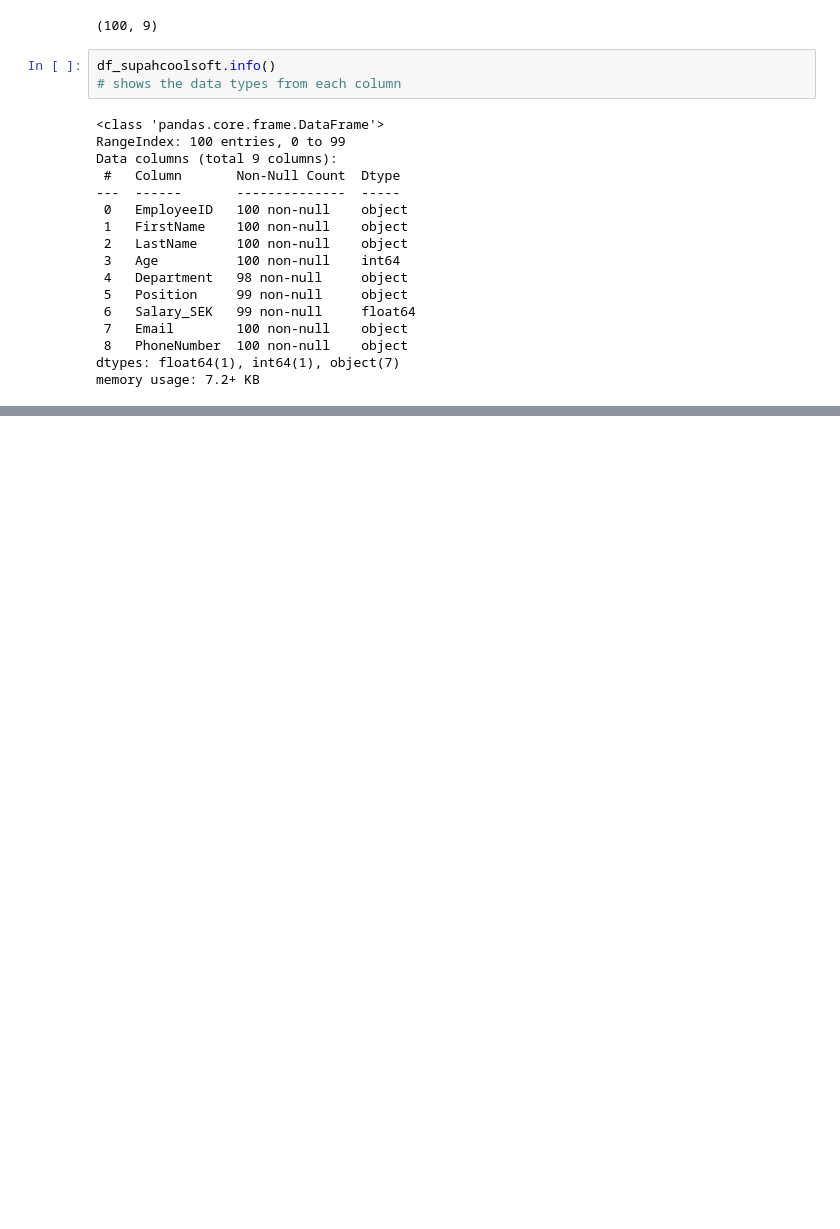
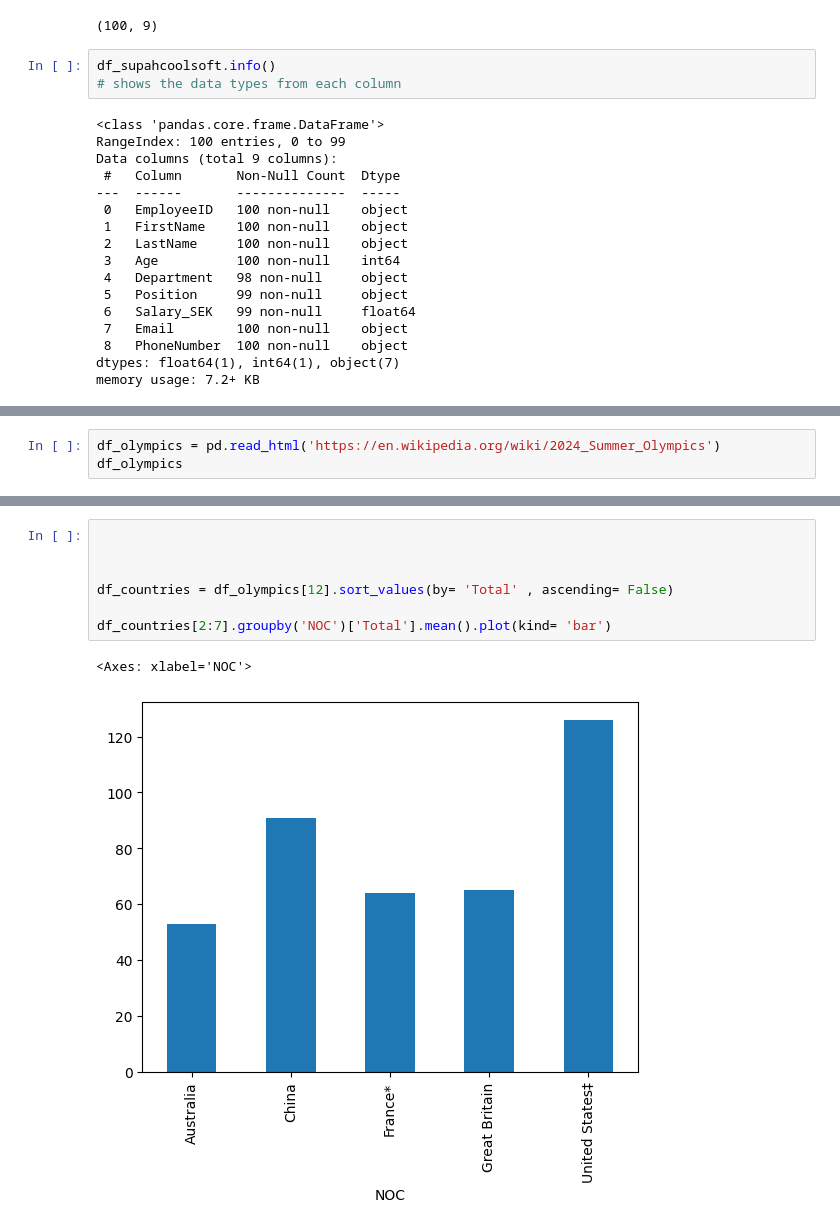
Before and after one commit to AntiSpiral-0/Fullstack_data_Yassine_Thayer, a Jupyter notebook: Exercice_1.ipynb, the cells around one changed output, grey strips where cells are left out. Saved outputs shown, nothing was run; the diff lists cells and outputs as text; blank space fills up the shorter version.

```diff
--- a/Exercice_1.ipynb
+++ b/Exercice_1.ipynb
@@ -68,0 +155,3 @@ dtype: int64
+# %%
+df_olympics = pd.read_html('https://en.wikipedia.org/wiki/2024_Summer_Olympics')
+df_olympics
@@ -68,0 +233,10 @@ dtype: int64
+# %%
+
+
+
+df_countries = df_olympics[12].sort_values(by= 'Total' , ascending= False)
+
+df_countries[2:7].groupby('NOC')['Total'].mean().plot(kind= 'bar')
+# %% [output]
+<Axes: xlabel='NOC'>
+[figure, added]
```
Also changed, not shown: parts of 29 cells of this notebook, 2 other files.
